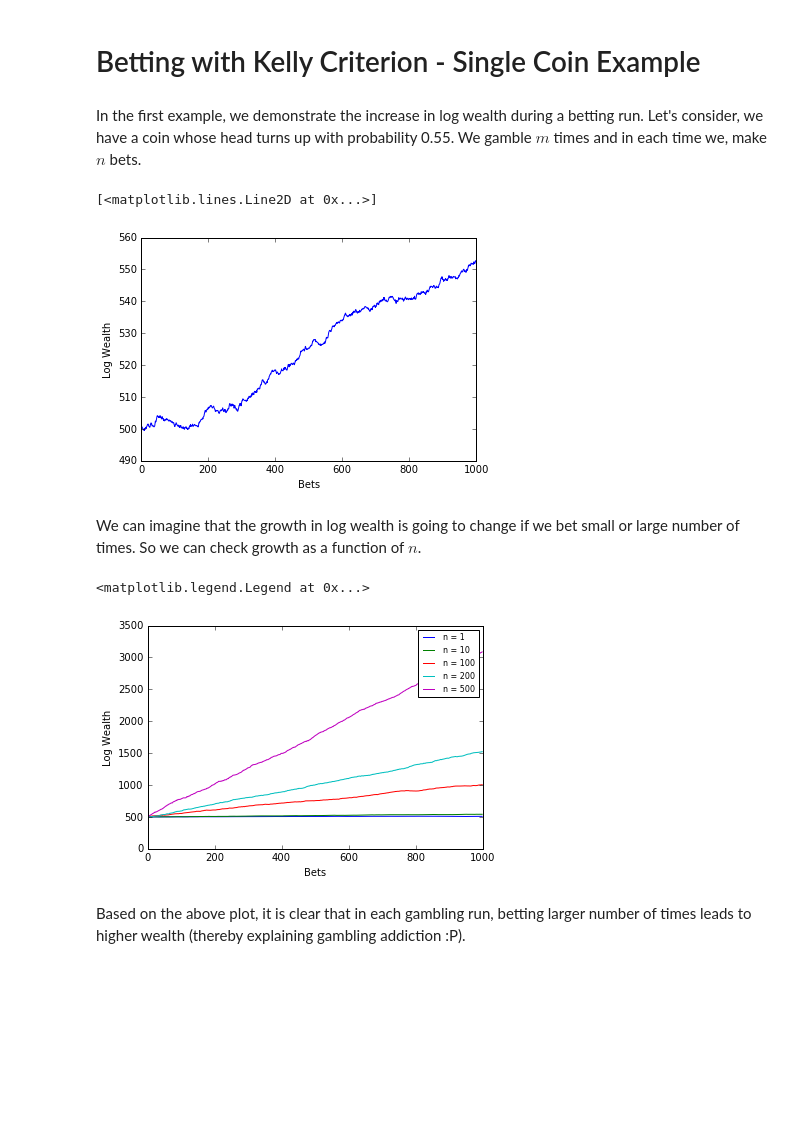
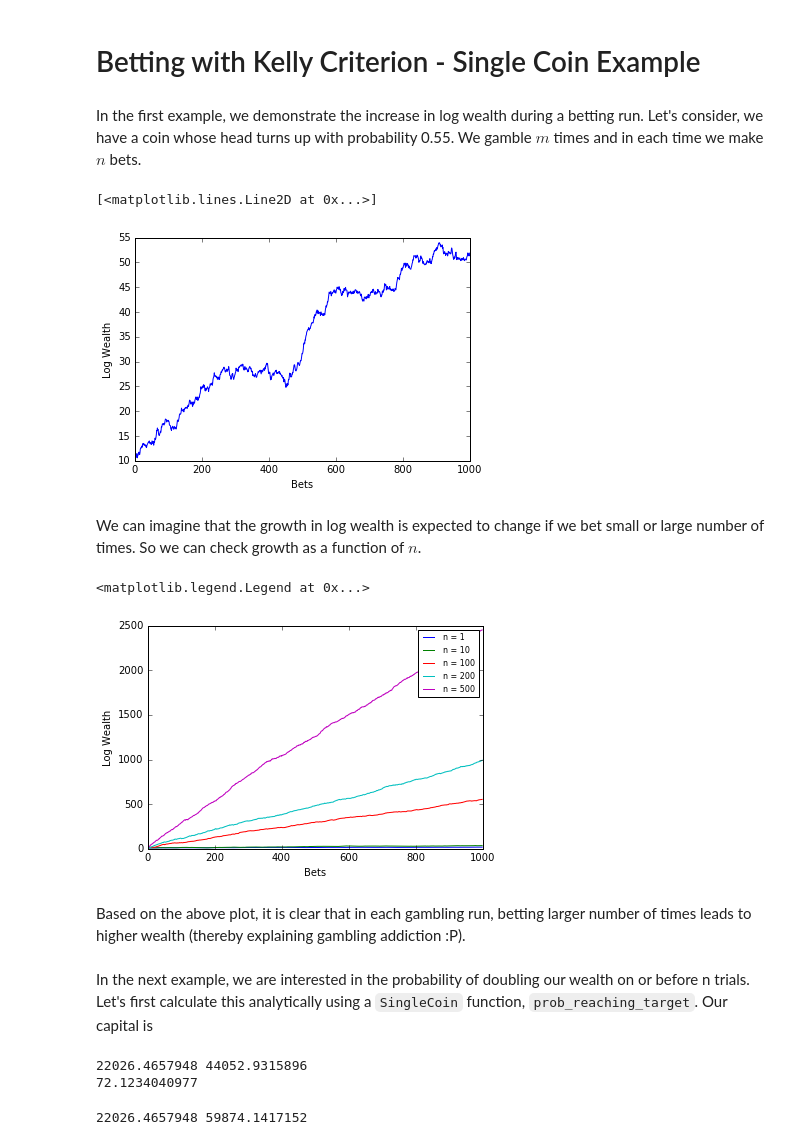
Before and after one commit to optimus-primo/optimal-betting, a Jupyter notebook: SingleCoin/Testing Betting Scenarios.ipynb, the cells around one changed output. Cells and saved outputs as stored; diff of their text form; code cells hidden in the pictures; blank space fills up the shorter version.

```diff
--- a/SingleCoin/Testing Betting Scenarios.ipynb
+++ b/SingleCoin/Testing Betting Scenarios.ipynb
@@ -2,32 +2,37 @@
 Betting with Kelly Criterion - Single Coin Example
 ==================================================
 # %% [markdown]
-In the first example, we demonstrate the increase in log wealth during a betting run. Let's consider, we have a coin whose head turns up with probability 0.55. We gamble $m$ times and in each time we, make $n$ bets.
+In the first example, we demonstrate the increase in log wealth during a betting run. Let's consider, we have a coin whose head turns up with probability 0.55. We gamble $m$ times and in each time we make $n$ bets.
 # %%
 %matplotlib inline
 
 import numpy as np
 import matplotlib.pyplot as plt
 import pylab
 from SingleCoin import SingleCoinBetting
 
-capital = 500
+
+capital = 10
 coin = SingleCoinBetting(p=0.55, initial_logwealth=capital)
 
 m = 1000
 n = 10
 growth = []
+#expected_growth = []
 for i in xrange(m):
-    growth.append(coin.gamble(n, None))
+#    expected_growth.append(coin.predict_gamble(n, coin.f_kelly))
+    growth.append(coin.gamble(n))
 
 pylab.xlabel(r'Bets')
 pylab.ylabel(r'Log Wealth')
 plt.plot(range(m), growth)
+#plt.plot(range(m), expected_growth)
+#TODO: plot expected growth along side this to show the difference.
 # %% [output]
 [<matplotlib.lines.Line2D at 0x...>]
-[figure, old version]
+[figure, new version]
 # %% [markdown]
-We can imagine that the growth in log wealth is going to change if we bet small or large number of times. So we can check growth as a function of $n$.
+We can imagine that the growth in log wealth is expected to change if we bet small or large number of times. So we can check growth as a function of $n$.
 # %%
 n_range = [1, 10, 100, 200, 500]
 for n in n_range:
@@ -41,6 +46,23 @@ for n in n_range:
 plt.legend(fontsize=8)
 # %% [output]
 <matplotlib.legend.Legend at 0x...>
-[figure, old version]
+[figure, new version]
 # %% [markdown]
 Based on the above plot, it is clear that in each gambling run, betting larger number of times leads to higher wealth (thereby explaining gambling addiction :P).
+# %% [markdown]
+In the next example, we are interested in the probability of doubling our wealth on or before n trials. Let's first calculate this analytically using a `SingleCoin` function, `prob_reaching_target`. Our capital is
+# %%
+current_wealth = np.exp(capital)
+target_wealth = 2*current_wealth
+print current_wealth, target_wealth
+log_target_wealth = np.log(target_wealth)
+coin = SingleCoinBetting(p=0.55, initial_logwealth=capital)
+
+print coin.prob_reaching_target(target_wealth, 6)
+# %% [output]
+22026.4657948 44052.9315896
+72.1234040977
+# %%
+print np.exp(10), np.exp(11)
+# %% [output]
+22026.4657948 59874.1417152
```
Also changed, not shown: 2 other files.
